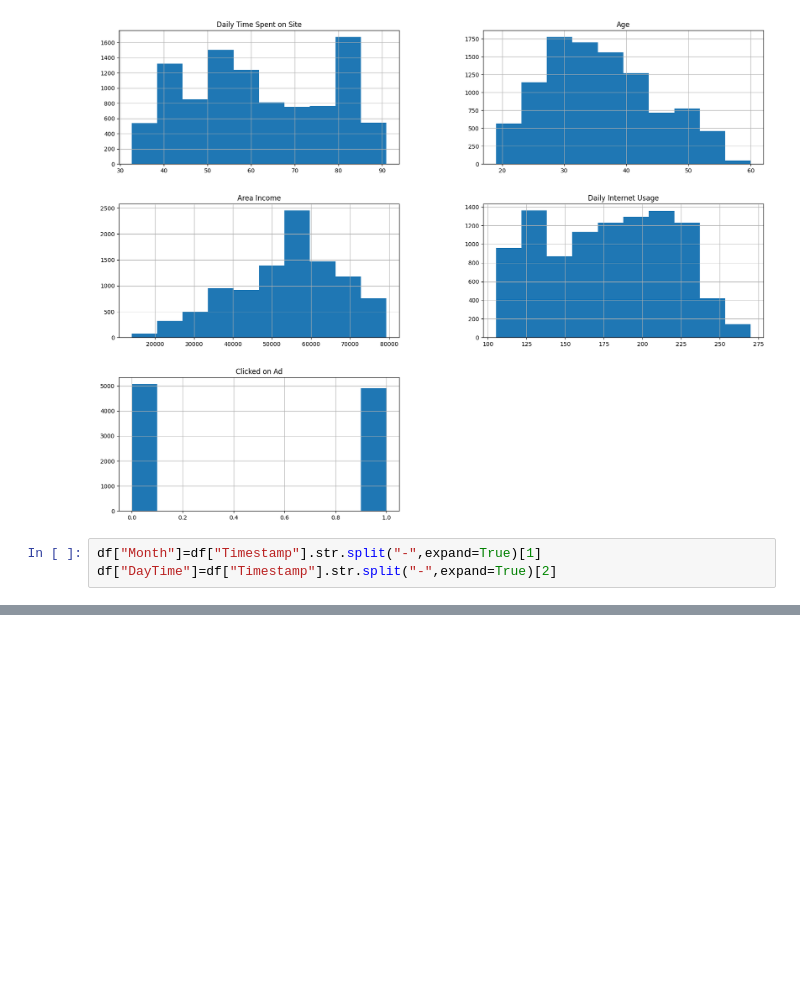
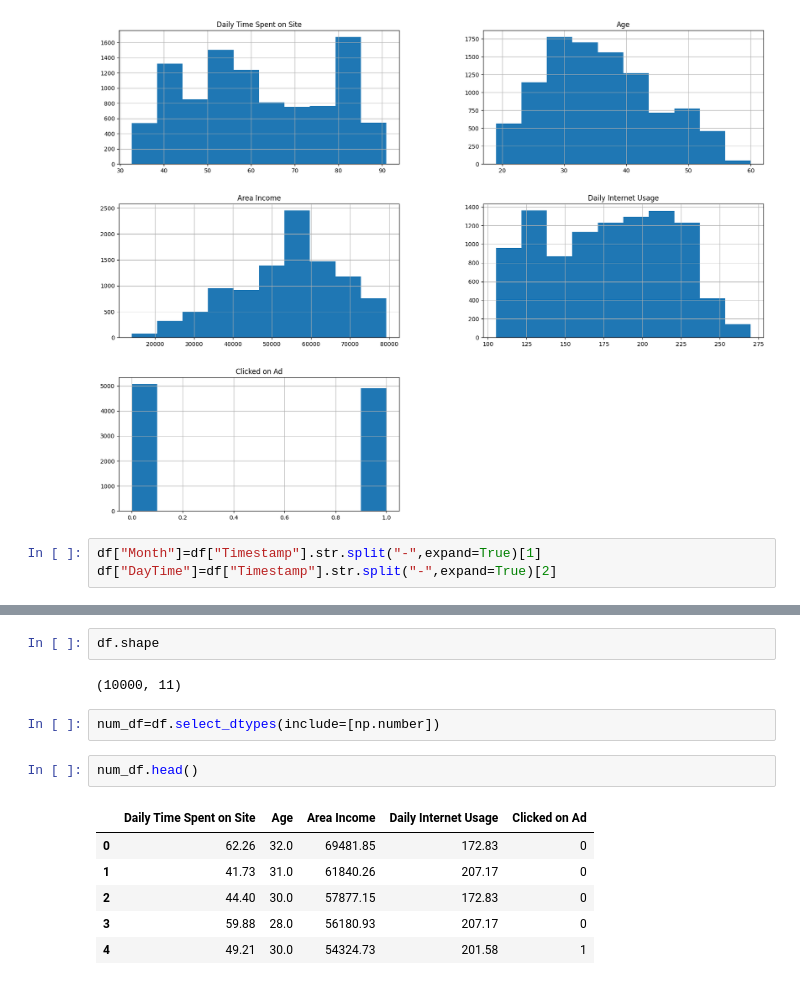
Before and after one commit to NatashaMoses/Data_Science_Projects, a Jupyter notebook: Ads-Click-Through-Rate-Prediction/Ads-Click-Through-Rate-Prediction.ipynb, the cells around one changed output, grey strips where cells are left out. Cells and saved outputs as stored; diff of their text form; blank space fills up the shorter version.

```diff
--- a/Ads-Click-Through-Rate-Prediction/Ads-Click-Through-Rate-Prediction.ipynb
+++ b/Ads-Click-Through-Rate-Prediction/Ads-Click-Through-Rate-Prediction.ipynb
@@ -64,3 +66,18 @@ df.head()
 | 2 | 44.40 | 30.0 | 57877.15 | 172.83 | Total 5thgeneration standardization | Reyesfurt | Female | ... |
 | 3 | 59.88 | 28.0 | 56180.93 | 207.17 | Balanced empowering success | New Michael | Female | ... |
 | 4 | 49.21 | 30.0 | 54324.73 | 201.58 | Total 5thgeneration standardization | West Richard | Female | ... |
+# %%
+df.shape
+# %% [output]
+(10000, 11)
+# %%
+num_df=df.select_dtypes(include=[np.number])
+# %%
+num_df.head()
+# %% [output]
+|  | Daily Time Spent on Site | Age | Area Income | Daily Internet Usage | Clicked on Ad |
+| 0 | 62.26 | 32.0 | 69481.85 | 172.83 | 0 |
+| 1 | 41.73 | 31.0 | 61840.26 | 207.17 | 0 |
+| 2 | 44.40 | 30.0 | 57877.15 | 172.83 | 0 |
+| 3 | 59.88 | 28.0 | 56180.93 | 207.17 | 0 |
+| 4 | 49.21 | 30.0 | 54324.73 | 201.58 | 1 |
```
Also changed, not shown: parts of 7 cells of this notebook.
